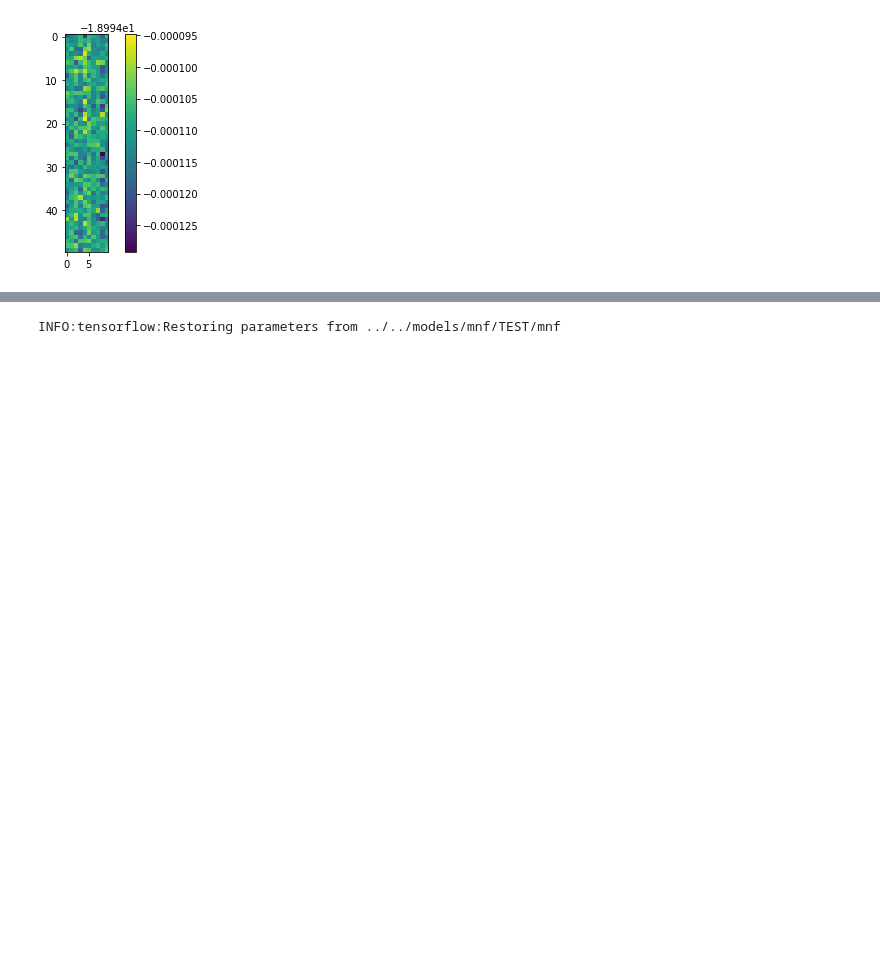
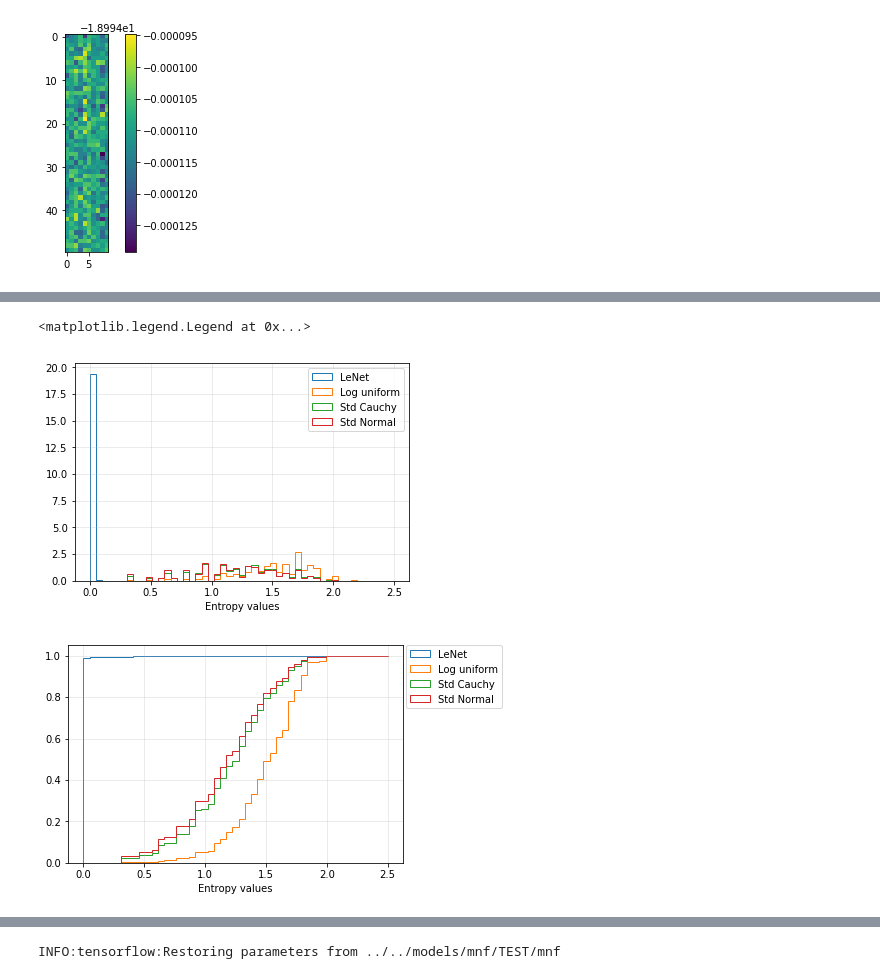
Before and after one commit to akashrajkn/waffles-and-posteriors, a Jupyter notebook: src/mnf/results.ipynb, the cells around one changed output, grey strips where cells are left out. Drawn from its saved outputs; the diff is of its cells as text; code cells hidden in the pictures; blank space fills up the shorter version.

```diff
--- a/src/mnf/results.ipynb
+++ b/src/mnf/results.ipynb
@@ -159,0 +239,29 @@ plt.savefig('../../results/lowerbound_normal_cauchy.png')
+# %%
+# MNIST - notMNIST
+
+lenet_preds = np.load('../../models/lenet/preds_experiment_4_notmnist')
+preds_log_uniform = np.load('../../models/mnf/mnist_log_uniform_preds_experiment_4')
+preds_std_cauchy = np.load('../../models/mnf/mnist_standard_cauchy_preds_experiment_4')
+preds_std_normal = np.load('../../models/mnf/mnist_standard_normal_preds_experiment_4')
+
+plt.grid(alpha=.3)
+plot_entropy_histogram(lenet_preds, 'LeNet', cumulative=False)
+plot_entropy_histogram(preds_log_uniform, 'Log uniform', cumulative=False)
+plot_entropy_histogram(preds_std_cauchy, 'Std Cauchy', cumulative=False)
+plot_entropy_histogram(preds_std_normal, 'Std Normal', cumulative=False)
+plt.xlabel('Entropy values')
+plt.legend()
+
+plt.figure()
+plt.grid(alpha=.3)
+plot_entropy_histogram(lenet_preds, 'LeNet')
+plot_entropy_histogram(preds_log_uniform, 'Log uniform')
+plot_entropy_histogram(preds_std_cauchy, 'Std Cauchy')
+plot_entropy_histogram(preds_std_normal, 'Std Normal')
+
+plt.xlabel('Entropy values')
+plt.legend(bbox_to_anchor=(1.01, 1), loc=2, borderaxespad=0.)
+# %% [output]
+<matplotlib.legend.Legend at 0x...>
+[figure, added]
+[figure, added]
```
Also changed, not shown: parts of 9 cells of this notebook, 11 other files.
